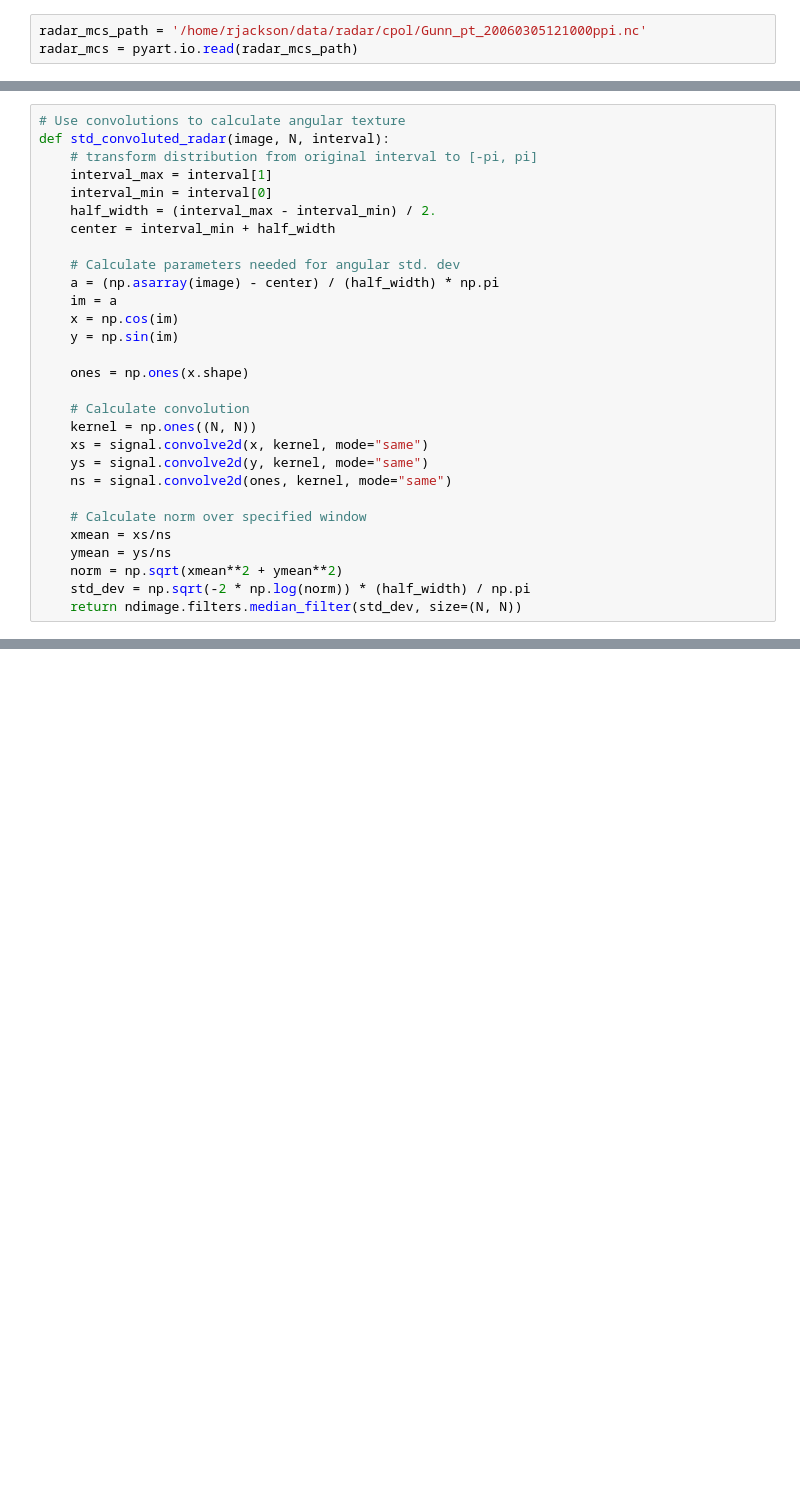
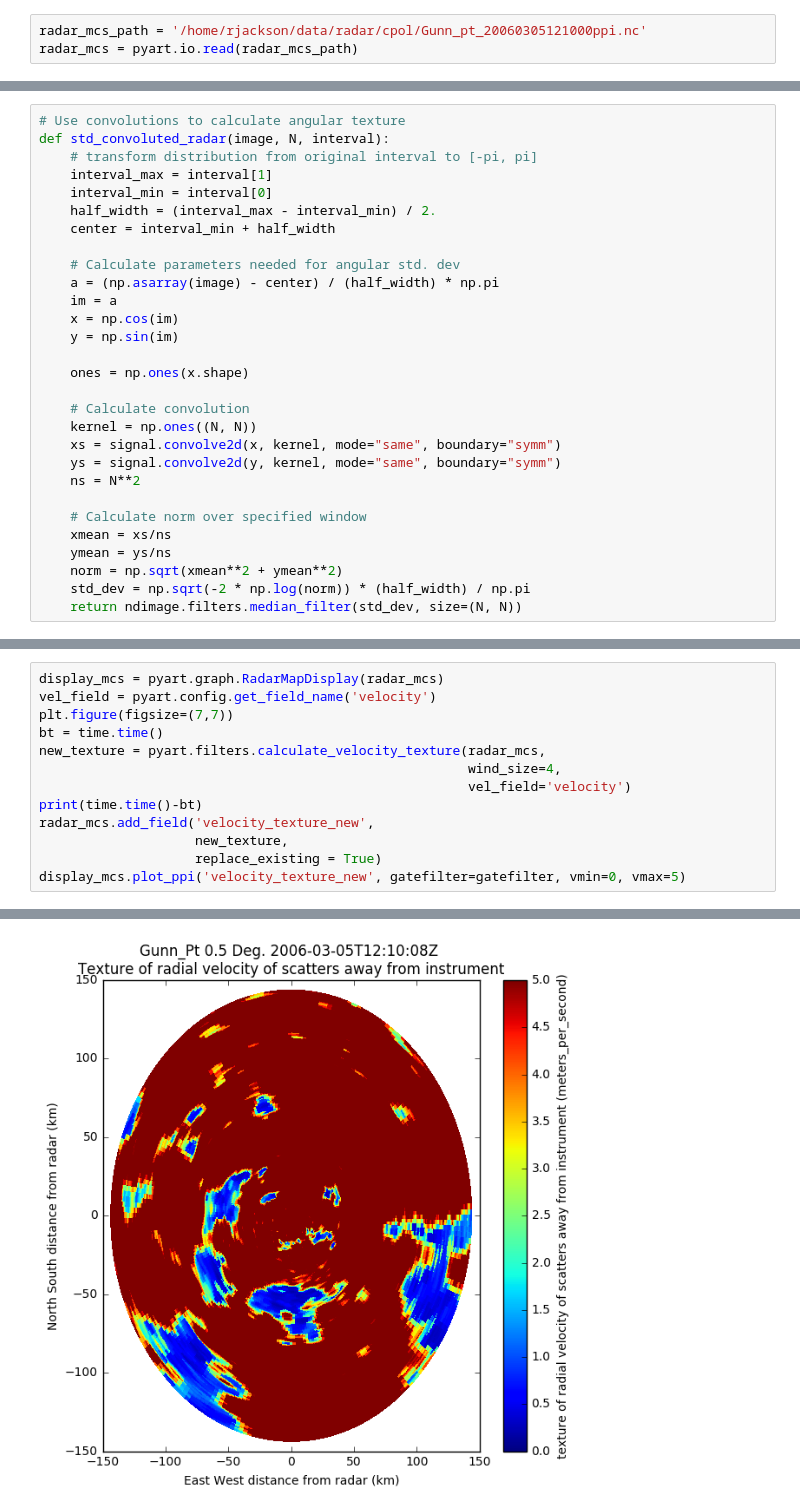
Before and after one commit to rcjackson/cmdv-rrm-anl, a Jupyter notebook: notebooks/Texture-Convolution.ipynb, the cells around one changed output, grey strips where cells are left out. Drawn from its saved outputs; the diff is of its cells as text; blank space fills up the shorter version.

Commit message:
FIX: Boundary conditions on texture calculation

```diff
--- a/notebooks/Texture-Convolution.ipynb
+++ b/notebooks/Texture-Convolution.ipynb
@@ -64,9 +74,9 @@ def std_convoluted_radar(image, N, interval):
 
     # Calculate convolution
     kernel = np.ones((N, N))
-    xs = signal.convolve2d(x, kernel, mode="same")
-    ys = signal.convolve2d(y, kernel, mode="same")
-    ns = signal.convolve2d(ones, kernel, mode="same")
+    xs = signal.convolve2d(x, kernel, mode="same", boundary="symm")
+    ys = signal.convolve2d(y, kernel, mode="same", boundary="symm")
+    ns = N**2
 
     # Calculate norm over specified window
     xmean = xs/ns
@@ -122 +144,15 @@ display_mcs.plot_ppi('velocity_texture',  gatefilter=gatefilter, vmin=0, vmax=5)
 [figure]
+# %%
+display_mcs = pyart.graph.RadarMapDisplay(radar_mcs)
+vel_field = pyart.config.get_field_name('velocity')
+plt.figure(figsize=(7,7))
+bt = time.time()
+new_texture = pyart.filters.calculate_velocity_texture(radar_mcs,
+                                                       wind_size=4,
+                                                       vel_field='velocity')
+print(time.time()-bt)
+radar_mcs.add_field('velocity_texture_new',
+                    new_texture,
+                    replace_existing = True)
+display_mcs.plot_ppi('velocity_texture_new', gatefilter=gatefilter, vmin=0, vmax=5)
+# %% [output]
@@ -122,0 +160 @@ display_mcs.plot_ppi('velocity_texture',  gatefilter=gatefilter, vmin=0, vmax=5)
+[figure, added]
```
Also changed, not shown: parts of 5 cells of this notebook.
